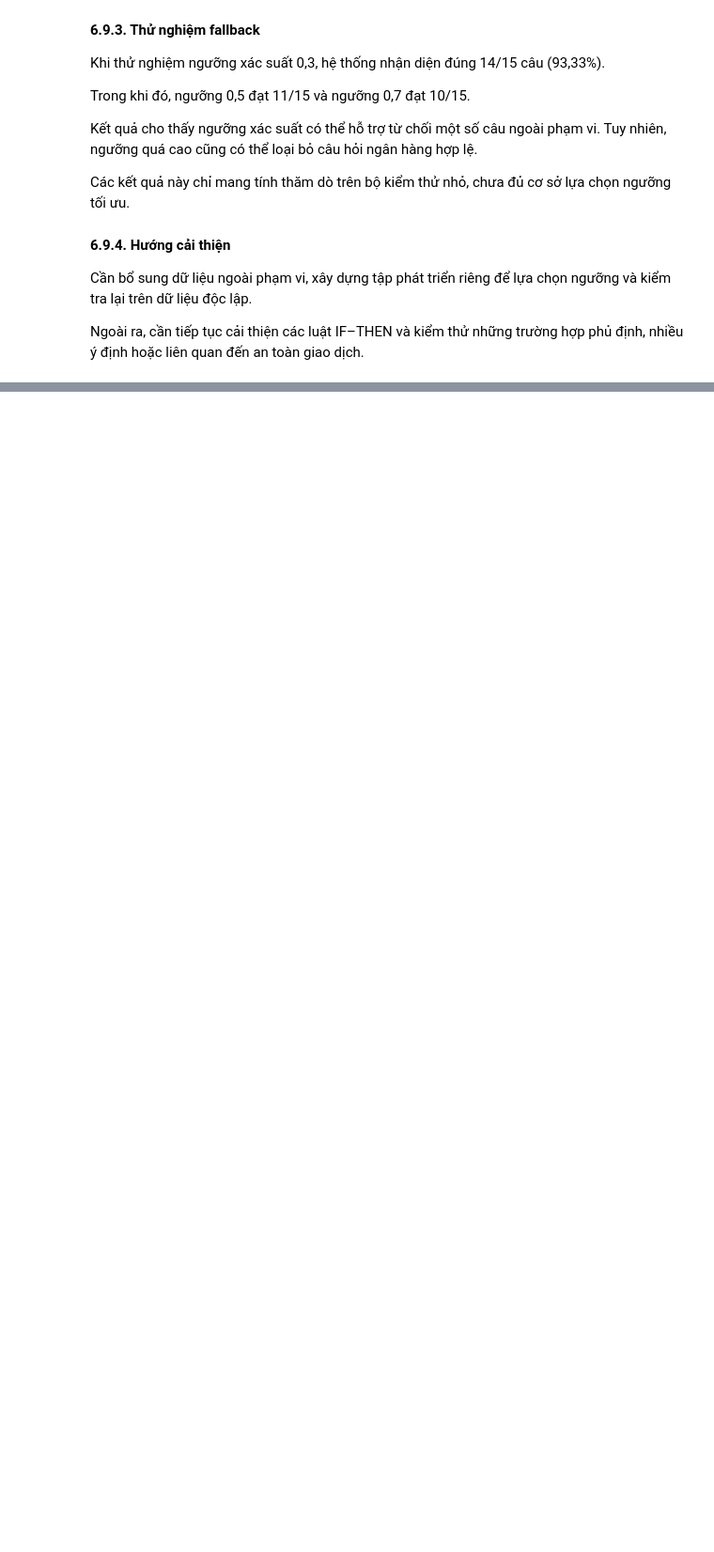
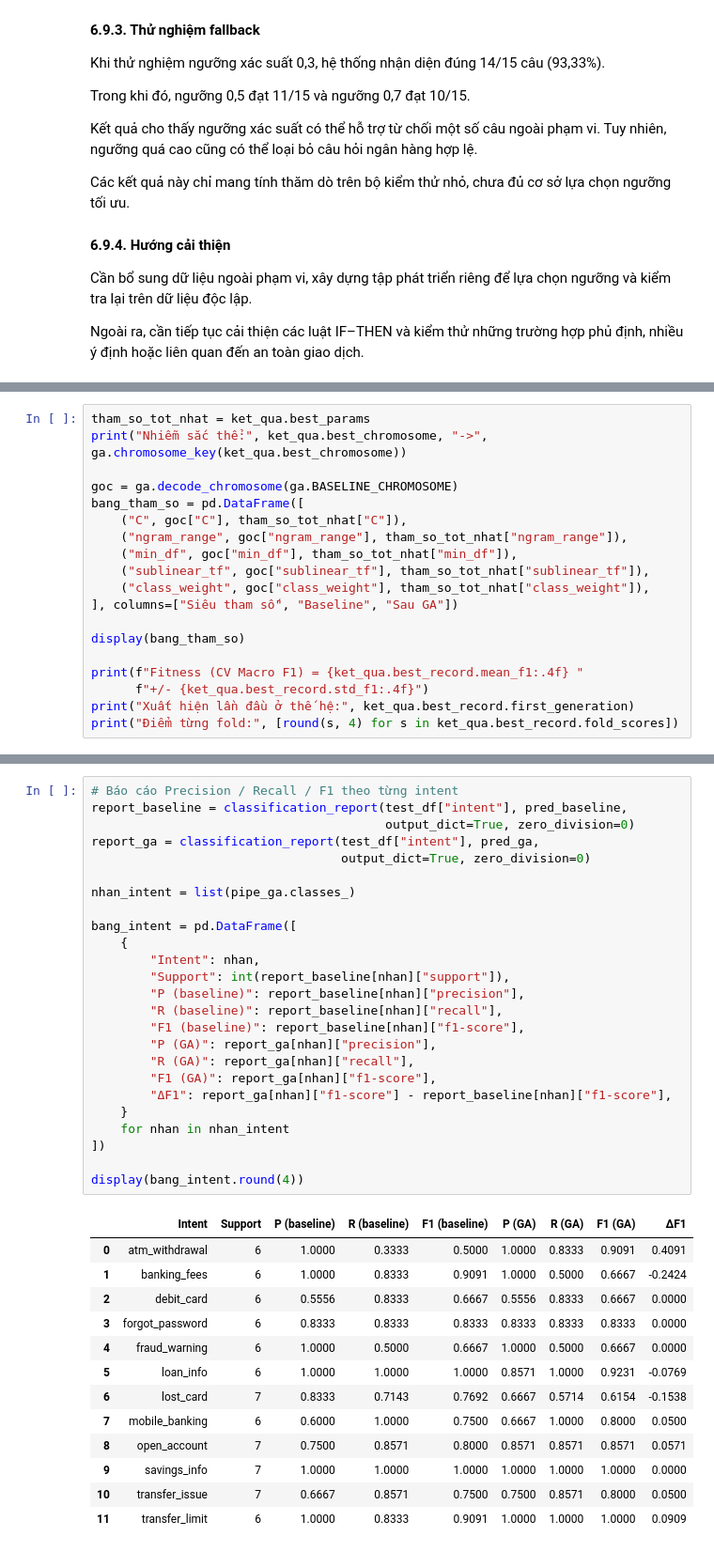
Before and after one commit to NAUTH05/Bank_AI_Assistant, a Jupyter notebook: DT51.ipynb, the cells around one changed output, grey strips where cells are left out. Shown at 94% size. Saved outputs shown, nothing was run; the diff lists cells and outputs as text; blank space fills up the shorter version.

```diff
--- a/DT51.ipynb
+++ b/DT51.ipynb
@@ -1039,0 +1371,19 @@ Ngoài ra, cần tiếp tục cải thiện các luật IF–THEN và kiểm th
+# %%
+tham_so_tot_nhat = ket_qua.best_params
+print("Nhiễm sắc thể:", ket_qua.best_chromosome, "->", ga.chromosome_key(ket_qua.best_chromosome))
+
+goc = ga.decode_chromosome(ga.BASELINE_CHROMOSOME)
+bang_tham_so = pd.DataFrame([
+    ("C", goc["C"], tham_so_tot_nhat["C"]),
+    ("ngram_range", goc["ngram_range"], tham_so_tot_nhat["ngram_range"]),
+    ("min_df", goc["min_df"], tham_so_tot_nhat["min_df"]),
+    ("sublinear_tf", goc["sublinear_tf"], tham_so_tot_nhat["sublinear_tf"]),
+    ("class_weight", goc["class_weight"], tham_so_tot_nhat["class_weight"]),
+], columns=["Siêu tham số", "Baseline", "Sau GA"])
+
+display(bang_tham_so)
+
+print(f"Fitness (CV Macro F1) = {ket_qua.best_record.mean_f1:.4f} "
+      f"+/- {ket_qua.best_record.std_f1:.4f}")
+print("Xuất hiện lần đầu ở thế hệ:", ket_qua.best_record.first_generation)
+print("Điểm từng fold:", [round(s, 4) for s in ket_qua.best_record.fold_scores])
@@ -1039,0 +1474,39 @@ Ngoài ra, cần tiếp tục cải thiện các luật IF–THEN và kiểm th
+# %%
+# Báo cáo Precision / Recall / F1 theo từng intent
+report_baseline = classification_report(test_df["intent"], pred_baseline,
+                                        output_dict=True, zero_division=0)
+report_ga = classification_report(test_df["intent"], pred_ga,
+                                  output_dict=True, zero_division=0)
+
+nhan_intent = list(pipe_ga.classes_)
+
+bang_intent = pd.DataFrame([
+    {
+        "Intent": nhan,
+        "Support": int(report_baseline[nhan]["support"]),
+        "P (baseline)": report_baseline[nhan]["precision"],
+        "R (baseline)": report_baseline[nhan]["recall"],
+        "F1 (baseline)": report_baseline[nhan]["f1-score"],
+        "P (GA)": report_ga[nhan]["precision"],
+        "R (GA)": report_ga[nhan]["recall"],
+        "F1 (GA)": report_ga[nhan]["f1-score"],
+        "ΔF1": report_ga[nhan]["f1-score"] - report_baseline[nhan]["f1-score"],
+    }
+    for nhan in nhan_intent
+])
+
+display(bang_intent.round(4))
+# %% [output]
+|  | Intent | Support | P (baseline) | R (baseline) | F1 (baseline) | P (GA) | R (GA) | F1 (GA) | ΔF1 |
+| 0 | atm_withdrawal | 6 | 1.0000 | 0.3333 | 0.5000 | 1.0000 | 0.8333 | 0.9091 | 0.4091 |
+| 1 | banking_fees | 6 | 1.0000 | 0.8333 | 0.9091 | 1.0000 | 0.5000 | 0.6667 | -0.2424 |
+| 2 | debit_card | 6 | 0.5556 | 0.8333 | 0.6667 | 0.5556 | 0.8333 | 0.6667 | 0.0000 |
+| 3 | forgot_password | 6 | 0.8333 | 0.8333 | 0.8333 | 0.8333 | 0.8333 | 0.8333 | 0.0000 |
+| 4 | fraud_warning | 6 | 1.0000 | 0.5000 | 0.6667 | 1.0000 | 0.5000 | 0.6667 | 0.0000 |
+| 5 | loan_info | 6 | 1.0000 | 1.0000 | 1.0000 | 0.8571 | 1.0000 | 0.9231 | -0.0769 |
+| 6 | lost_card | 7 | 0.8333 | 0.7143 | 0.7692 | 0.6667 | 0.5714 | 0.6154 | -0.1538 |
+| 7 | mobile_banking | 6 | 0.6000 | 1.0000 | 0.7500 | 0.6667 | 1.0000 | 0.8000 | 0.0500 |
+| 8 | open_account | 7 | 0.7500 | 0.8571 | 0.8000 | 0.8571 | 0.8571 | 0.8571 | 0.0571 |
+| 9 | savings_info | 7 | 1.0000 | 1.0000 | 1.0000 | 1.0000 | 1.0000 | 1.0000 | 0.0000 |
+| 10 | transfer_issue | 7 | 0.6667 | 0.8571 | 0.7500 | 0.7500 | 0.8571 | 0.8000 | 0.0500 |
+| 11 | transfer_limit | 6 | 1.0000 | 0.8333 | 0.9091 | 1.0000 | 1.0000 | 1.0000 | 0.0909 |
```
Also changed, not shown: parts of 30 cells of this notebook, 21 other files.
